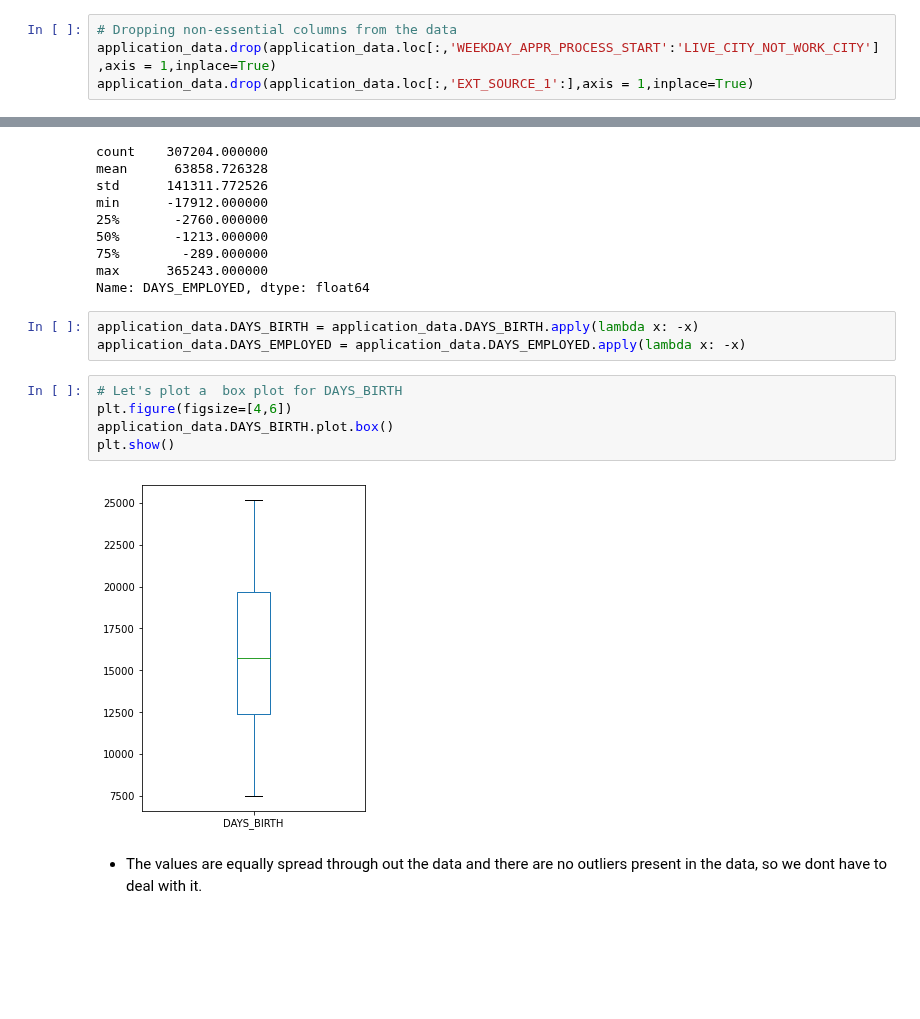
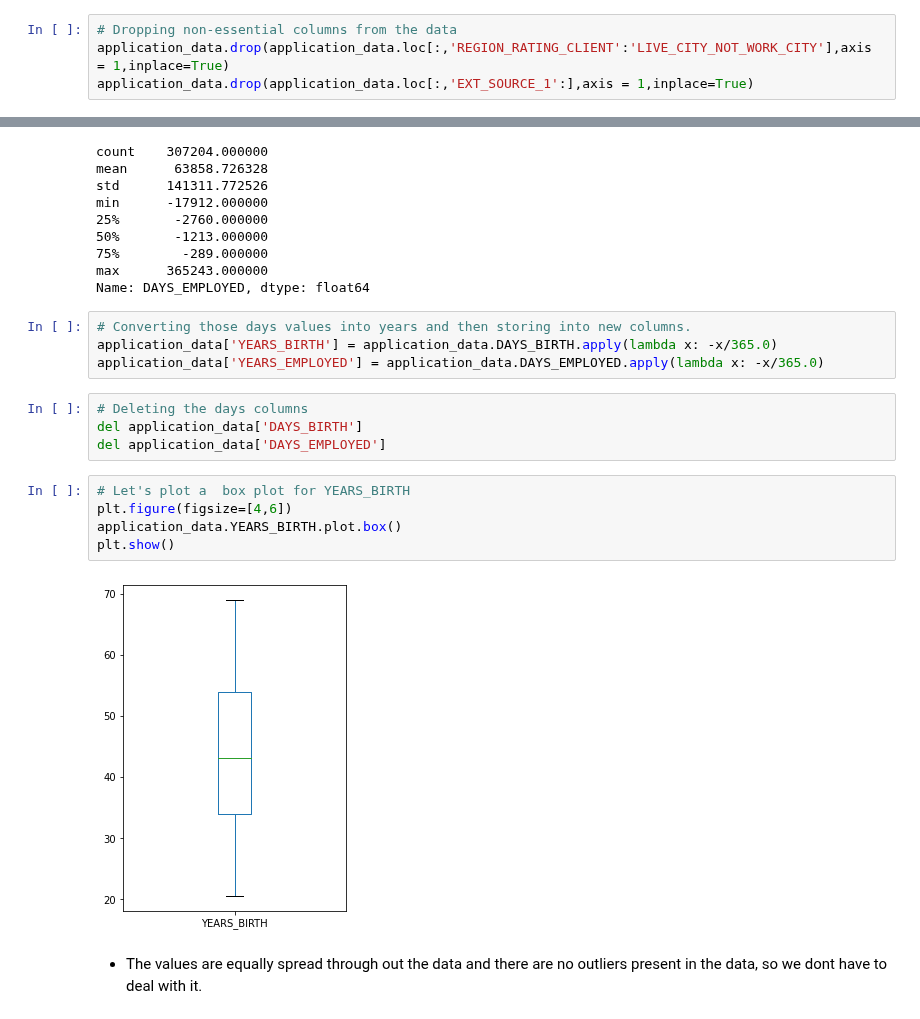
Before and after one commit to shardul-rajhans/Bank-Credit-Loan-Risk-Analytics-EDA, a Jupyter notebook: shardul_sohini_eda_case_study.ipynb, the cells around one changed output, grey strips where cells are left out. Drawn from its saved outputs; the diff is of its cells as text; blank space fills up the shorter version.

```diff
--- a/shardul_sohini_eda_case_study.ipynb
+++ b/shardul_sohini_eda_case_study.ipynb
@@ -122,7 +122,7 @@ application_data.loc[:,'WEEKDAY_APPR_PROCESS_START':].head()
 - After having glance through the columns, only ORGANIZATION_TYPE is required, hence we will extract only that column for further analysis, and ignoring all other columns.
 # %%
 # Dropping non-essential columns from the data
-application_data.drop(application_data.loc[:,'WEEKDAY_APPR_PROCESS_START':'LIVE_CITY_NOT_WORK_CITY'],axis = 1,inplace=True)
+application_data.drop(application_data.loc[:,'REGION_RATING_CLIENT':'LIVE_CITY_NOT_WORK_CITY'],axis = 1,inplace=True)
 application_data.drop(application_data.loc[:,'EXT_SOURCE_1':],axis = 1,inplace=True)
 # %%
 # Displaying the result after dropping the columns
@@ -781,15 +782,20 @@ min      -17912.000000
 max      365243.000000
 Name: DAYS_EMPLOYED, dtype: float64
 # %%
-application_data.DAYS_BIRTH = application_data.DAYS_BIRTH.apply(lambda x: -x)
-application_data.DAYS_EMPLOYED = application_data.DAYS_EMPLOYED.apply(lambda x: -x)
+# Converting those days values into years and then storing into new columns.
+application_data['YEARS_BIRTH'] = application_data.DAYS_BIRTH.apply(lambda x: -x/365.0)
+application_data['YEARS_EMPLOYED'] = application_data.DAYS_EMPLOYED.apply(lambda x: -x/365.0)
+# %%
+# Deleting the days columns
+del application_data['DAYS_BIRTH']
+del application_data['DAYS_EMPLOYED']
 # %%
-# Let's plot a  box plot for DAYS_BIRTH
+# Let's plot a  box plot for YEARS_BIRTH
 plt.figure(figsize=[4,6])
-application_data.DAYS_BIRTH.plot.box()
+application_data.YEARS_BIRTH.plot.box()
 plt.show()
 # %% [output]
-[figure, old version]
+[figure, new version]
 # %% [markdown]
 - The values are equally spread through out the data and there are no outliers present in the data, so we dont have to deal with it.
 # %%
```
Also changed, not shown: parts of 56 cells of this notebook.
